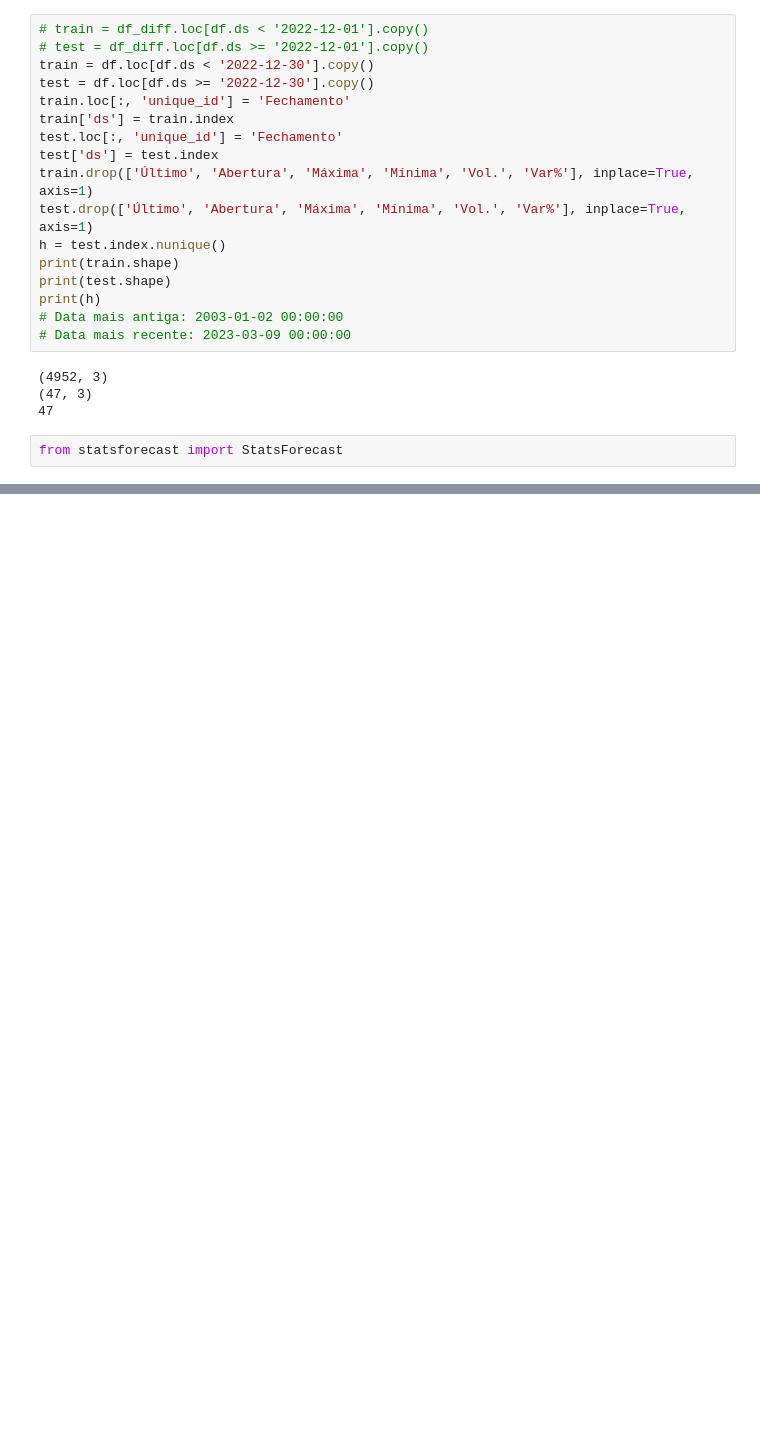
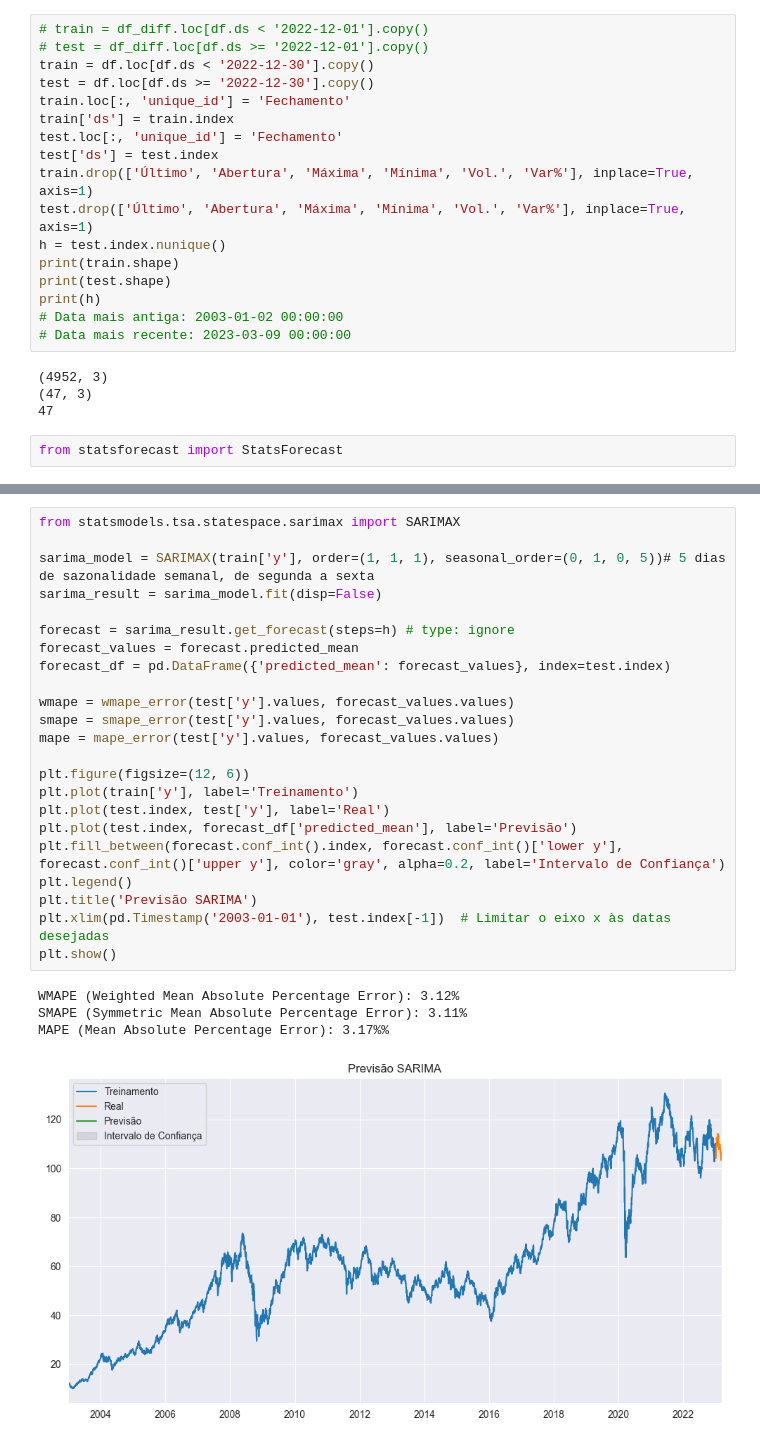
Before and after one commit to MCardosoDev/Tech_Challenge_Fase2, a Jupyter notebook: Tech_Challenge2.ipynb, the cells around one changed output, grey strips where cells are left out. Drawn from its saved outputs; the diff is of its cells as text; blank space fills up the shorter version.

```diff
--- a/Tech_Challenge2.ipynb
+++ b/Tech_Challenge2.ipynb
@@ -1018,0 +1013,28 @@ plt.show()
+# %%
+from statsmodels.tsa.statespace.sarimax import SARIMAX
+
+sarima_model = SARIMAX(train['y'], order=(1, 1, 1), seasonal_order=(0, 1, 0, 5))# 5 dias de sazonalidade semanal, de segunda a sexta
+sarima_result = sarima_model.fit(disp=False)
+
+forecast = sarima_result.get_forecast(steps=h) # type: ignore
+forecast_values = forecast.predicted_mean
+forecast_df = pd.DataFrame({'predicted_mean': forecast_values}, index=test.index)
+
+wmape = wmape_error(test['y'].values, forecast_values.values)
+smape = smape_error(test['y'].values, forecast_values.values)
+mape = mape_error(test['y'].values, forecast_values.values)
+
+plt.figure(figsize=(12, 6))
+plt.plot(train['y'], label='Treinamento')
+plt.plot(test.index, test['y'], label='Real')
+plt.plot(test.index, forecast_df['predicted_mean'], label='Previsão')
+plt.fill_between(forecast.conf_int().index, forecast.conf_int()['lower y'], forecast.conf_int()['upper y'], color='gray', alpha=0.2, label='Intervalo de Confiança')
+plt.legend()
+plt.title('Previsão SARIMA')
+plt.xlim(pd.Timestamp('2003-01-01'), test.index[-1])  # Limitar o eixo x às datas desejadas
+plt.show()
+# %% [output]
+WMAPE (Weighted Mean Absolute Percentage Error): 3.12%
+SMAPE (Symmetric Mean Absolute Percentage Error): 3.11%
+MAPE (Mean Absolute Percentage Error): 3.17%%
+[figure, added]
```
Also changed, not shown: parts of 16 cells of this notebook.
